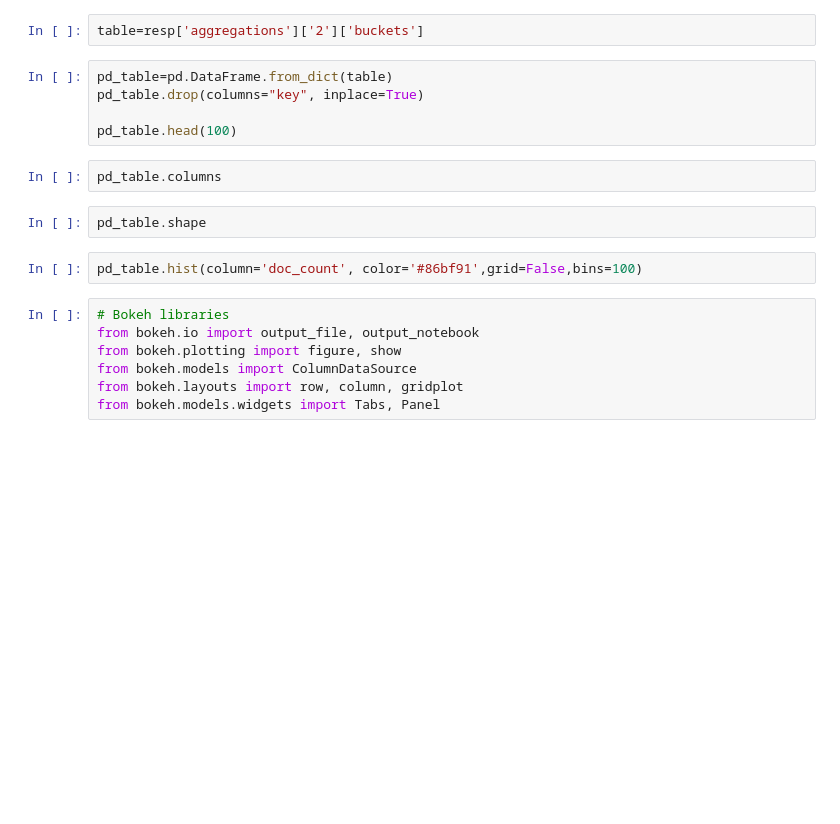
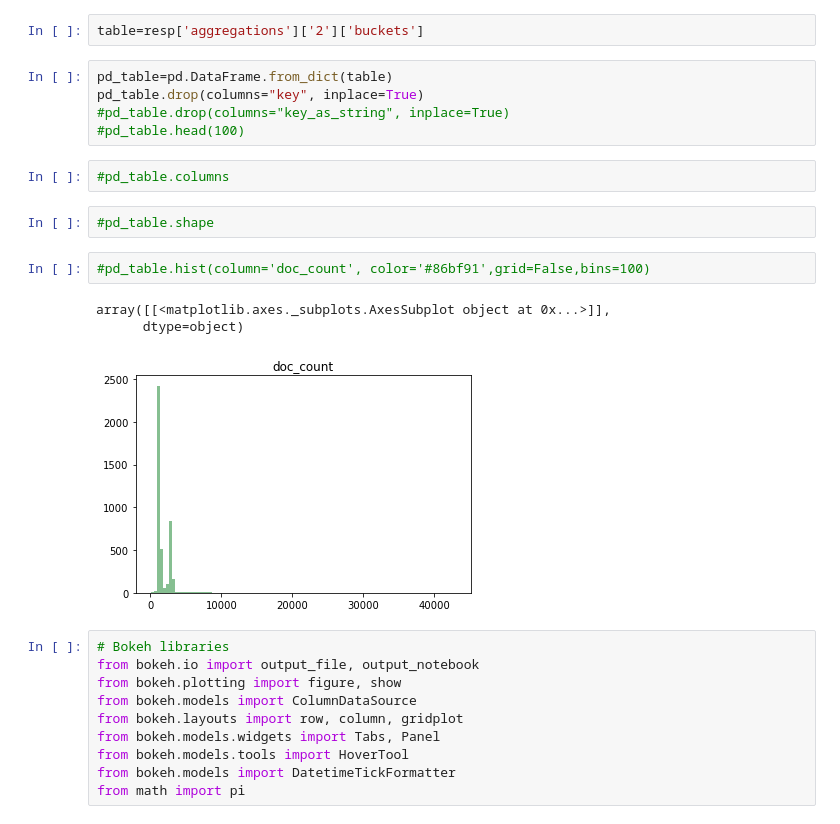
Before and after one commit to jbsparks/notebooks, a Jupyter notebook: sisyphus.ipynb, the cells around one changed output. Drawn from its saved outputs; the diff is of its cells as text; blank space fills up the shorter version.

```diff
--- a/sisyphus.ipynb
+++ b/sisyphus.ipynb
@@ -66,14 +71,18 @@ table=resp['aggregations']['2']['buckets']
 # %%
 pd_table=pd.DataFrame.from_dict(table)
 pd_table.drop(columns="key", inplace=True)
-
-pd_table.head(100)
+#pd_table.drop(columns="key_as_string", inplace=True)
+#pd_table.head(100)
-# %%
-pd_table.columns
-# %%
-pd_table.shape
+# %%
+#pd_table.columns
+# %%
+#pd_table.shape
 # %%
-pd_table.hist(column='doc_count', color='#86bf91',grid=False,bins=100)
+#pd_table.hist(column='doc_count', color='#86bf91',grid=False,bins=100)
+# %% [output]
+array([[<matplotlib.axes._subplots.AxesSubplot object at 0x...>]],
+      dtype=object)
+[figure, added]
 # %%
 # Bokeh libraries
 from bokeh.io import output_file, output_notebook
@@ -81,5 +90,8 @@ from bokeh.plotting import figure, show
 from bokeh.models import ColumnDataSource
 from bokeh.layouts import row, column, gridplot
 from bokeh.models.widgets import Tabs, Panel
+from bokeh.models.tools import HoverTool
+from bokeh.models import DatetimeTickFormatter
+from math import pi
 # %%
 output_notebook()  # Render inline in a Jupyter Notebook
```
Also changed, not shown: parts of 11 cells of this notebook.
